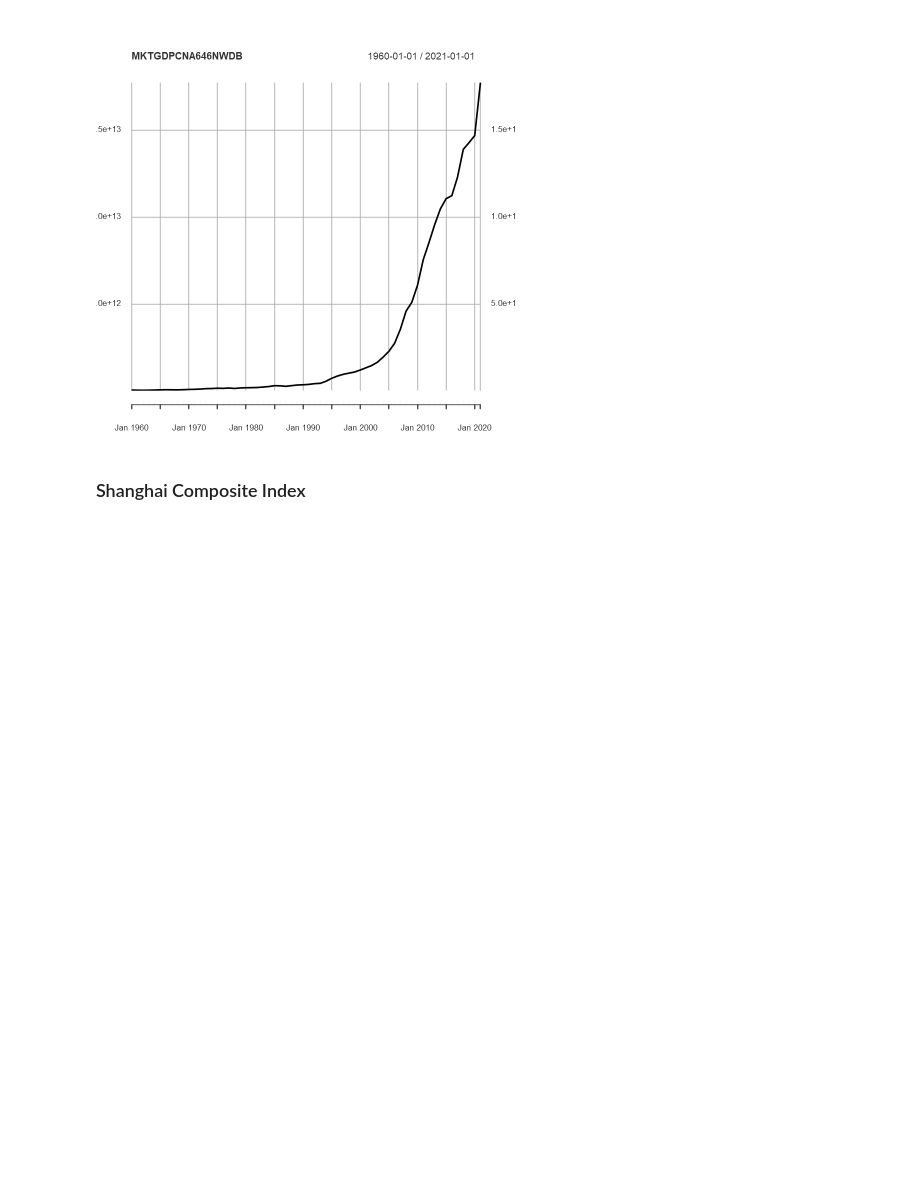
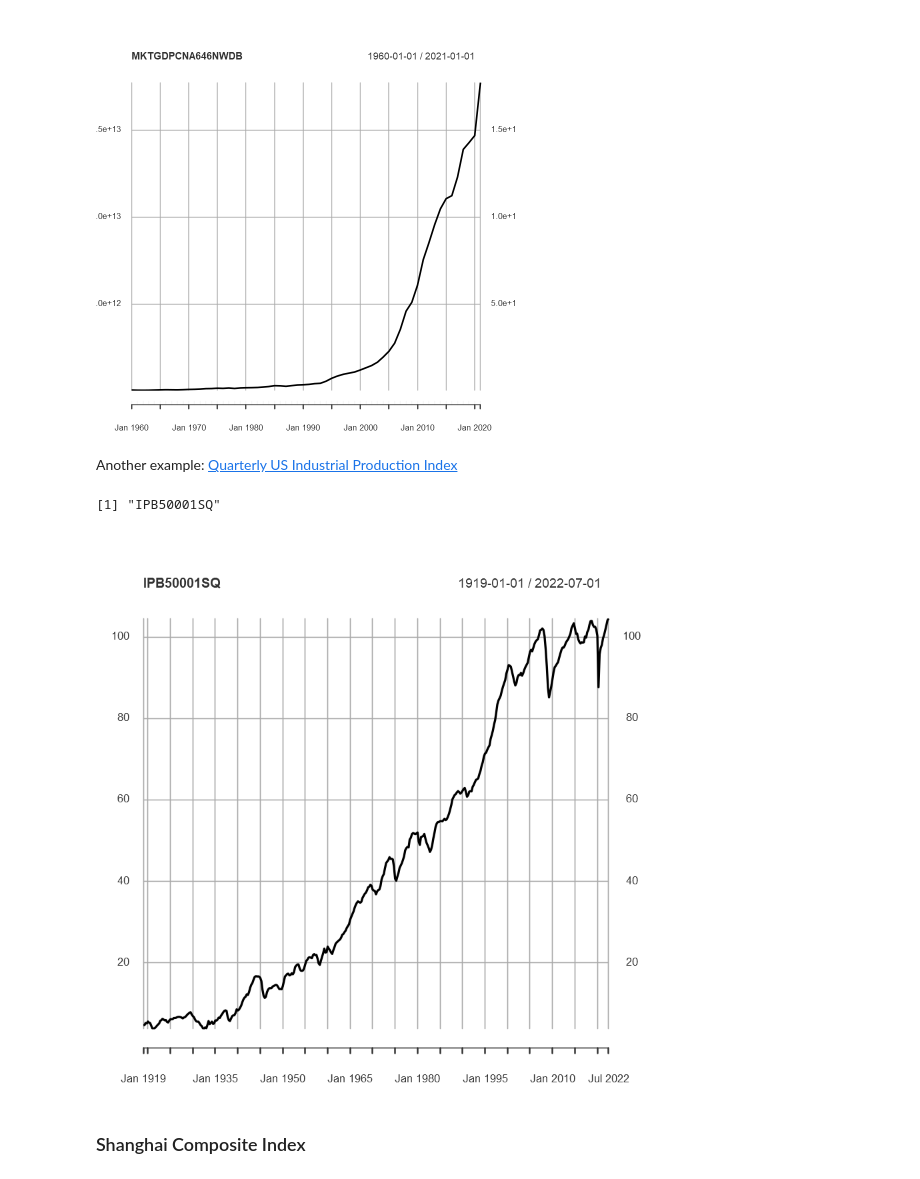
Before and after one commit to zhentaoshi/econ_data_science, a Jupyter notebook: slides_03_data_visualization.ipynb, the cells around one changed output. Drawn from its saved outputs; the diff is of its cells as text; code cells hidden in the pictures; blank space fills up the shorter version.

```diff
--- a/slides_03_data_visualization.ipynb
+++ b/slides_03_data_visualization.ipynb
@@ -83,6 +107,15 @@ Registered S3 method overwritten by 'quantmod':
   as.zoo.data.frame zoo
 [1] "MKTGDPCNA646NWDB"
 [figure]
+# %% [markdown]
+
+Another example: [Quarterly US Industrial Production Index](https://fred.stlouisfed.org/series/IPB50001SQ)
+# %%
+quantmod::getSymbols.FRED(Symbols = c("IPB50001SQ"), env = .GlobalEnv)
+plot(IPB50001SQ)
+# %% [output]
+[1] "IPB50001SQ"
+[figure, added]
 # %% [markdown]
 ### Shanghai Composite Index
 # %%
```
Also changed, not shown: parts of 2 cells of this notebook.
